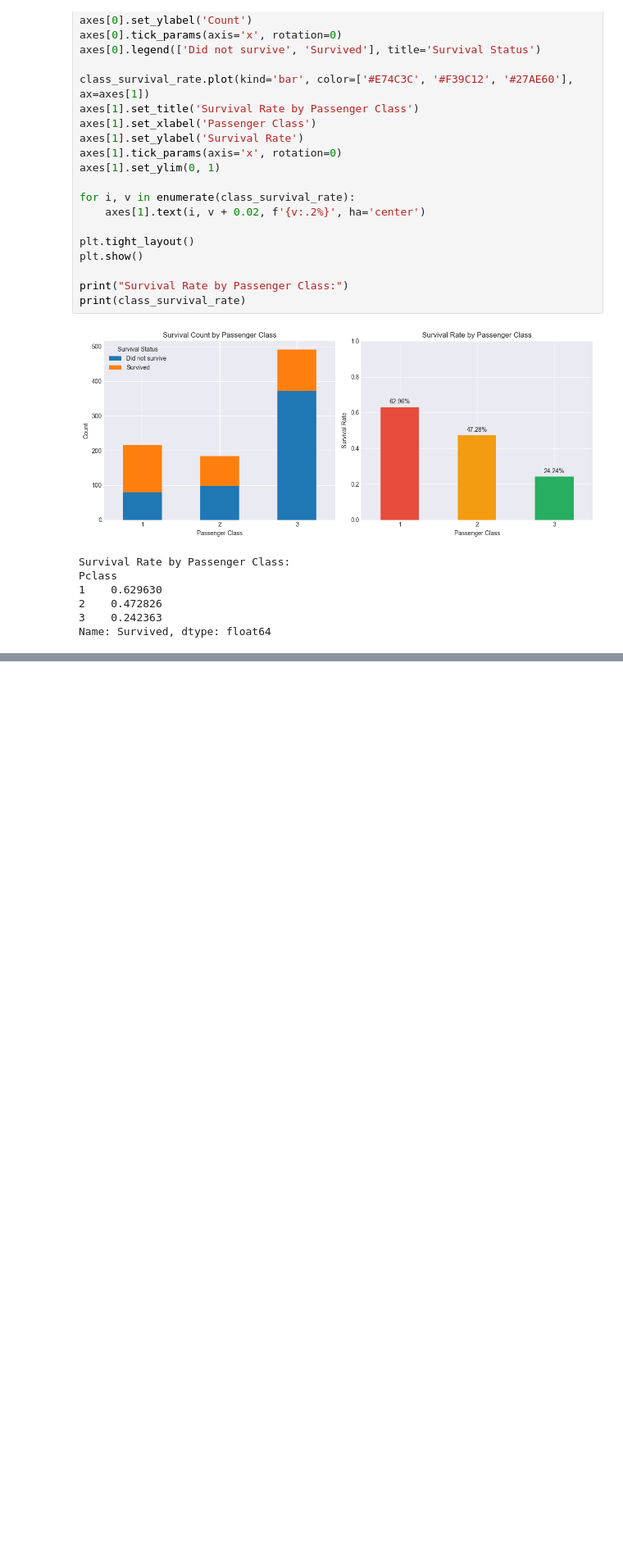
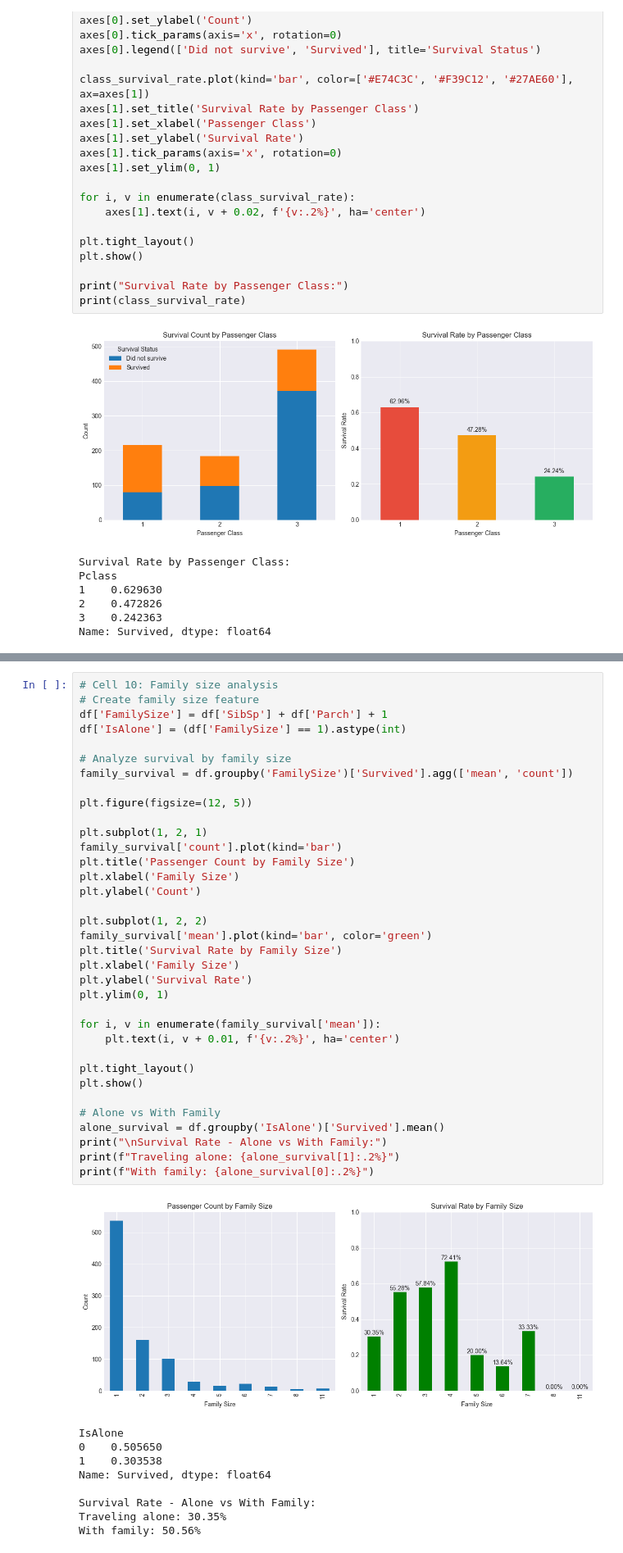
Before and after one commit to ka4en3/titanic-eda, a Jupyter notebook: titanic_eda.ipynb, the cells around one changed output, grey strips where cells are left out. Shown at 82% size. Saved outputs shown, nothing was run; the diff lists cells and outputs as text; blank space fills up the shorter version.

Commit message:
add Create family size feature

```diff
--- a/titanic_eda.ipynb
+++ b/titanic_eda.ipynb
@@ -312,3 +313,48 @@ Fare Statistics by Survival Status:
 Survived
 0         549.0  22.117887  31.388207  0.0   7.8542  10.5  26.0  263.0000
 1         342.0  48.395408  66.596998  0.0  12.4750  26.0  57.0  512.3292
+# %%
+# Cell 10: Family size analysis
+# Create family size feature
+df['FamilySize'] = df['SibSp'] + df['Parch'] + 1
+df['IsAlone'] = (df['FamilySize'] == 1).astype(int)
+
+# Analyze survival by family size
+family_survival = df.groupby('FamilySize')['Survived'].agg(['mean', 'count'])
+
+plt.figure(figsize=(12, 5))
+
+plt.subplot(1, 2, 1)
+family_survival['count'].plot(kind='bar')
+plt.title('Passenger Count by Family Size')
+plt.xlabel('Family Size')
+plt.ylabel('Count')
+
+plt.subplot(1, 2, 2)
+family_survival['mean'].plot(kind='bar', color='green')
+plt.title('Survival Rate by Family Size')
+plt.xlabel('Family Size')
+plt.ylabel('Survival Rate')
+plt.ylim(0, 1)
+
+for i, v in enumerate(family_survival['mean']):
+    plt.text(i, v + 0.01, f'{v:.2%}', ha='center')
+
+plt.tight_layout()
+plt.show()
+
+# Alone vs With Family
+alone_survival = df.groupby('IsAlone')['Survived'].mean()
+print("\nSurvival Rate - Alone vs With Family:")
+print(f"Traveling alone: {alone_survival[1]:.2%}")
+print(f"With family: {alone_survival[0]:.2%}")
+# %% [output]
+[figure, added]
+IsAlone
+0    0.505650
+1    0.303538
+Name: Survived, dtype: float64
+
+Survival Rate - Alone vs With Family:
+Traveling alone: 30.35%
+With family: 50.56%
```
Also changed, not shown: parts of 1 cell of this notebook.
